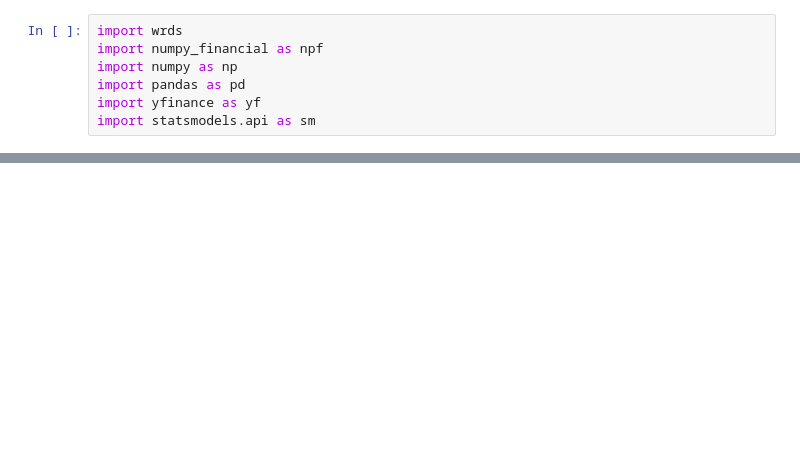
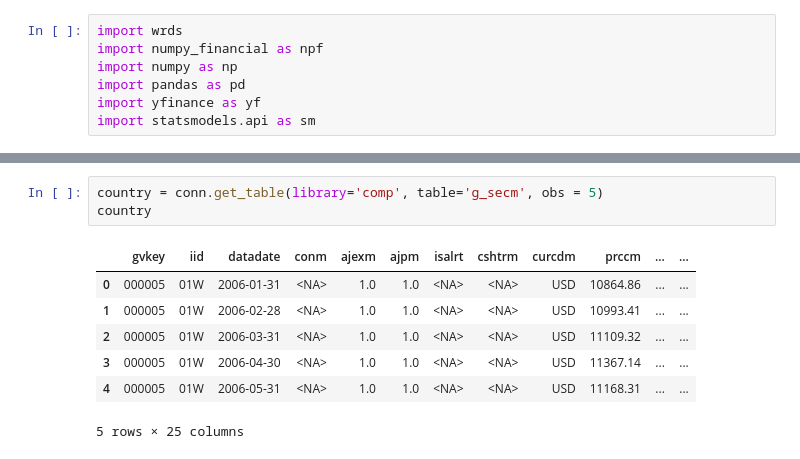
Before and after one commit to LJMfintech/Financial_Data_Analysis, a Jupyter notebook: DataAnalysisHW1.ipynb, the cells around one changed output, grey strips where cells are left out. Cells and saved outputs as stored; diff of their text form; blank space fills up the shorter version.

```diff
--- a/DataAnalysisHW1.ipynb
+++ b/DataAnalysisHW1.ipynb
@@ -20,0 +68,11 @@ print(lib_list)
+# %%
+country = conn.get_table(library='comp', table='g_secm', obs = 5)
+country
+# %% [output]
+|  | gvkey | iid | datadate | conm | ajexm | ajpm | isalrt | cshtrm | curcdm | prccm | ... | ... |
+| 0 | 000005 | 01W | 2006-01-31 | <NA> | 1.0 | 1.0 | <NA> | <NA> | USD | 10864.86 | ... | ... |
+| 1 | 000005 | 01W | 2006-02-28 | <NA> | 1.0 | 1.0 | <NA> | <NA> | USD | 10993.41 | ... | ... |
+| 2 | 000005 | 01W | 2006-03-31 | <NA> | 1.0 | 1.0 | <NA> | <NA> | USD | 11109.32 | ... | ... |
+| 3 | 000005 | 01W | 2006-04-30 | <NA> | 1.0 | 1.0 | <NA> | <NA> | USD | 11367.14 | ... | ... |
+| 4 | 000005 | 01W | 2006-05-31 | <NA> | 1.0 | 1.0 | <NA> | <NA> | USD | 11168.31 | ... | ... |
+5 rows × 25 columns
```
Also changed, not shown: parts of 11 cells of this notebook.
